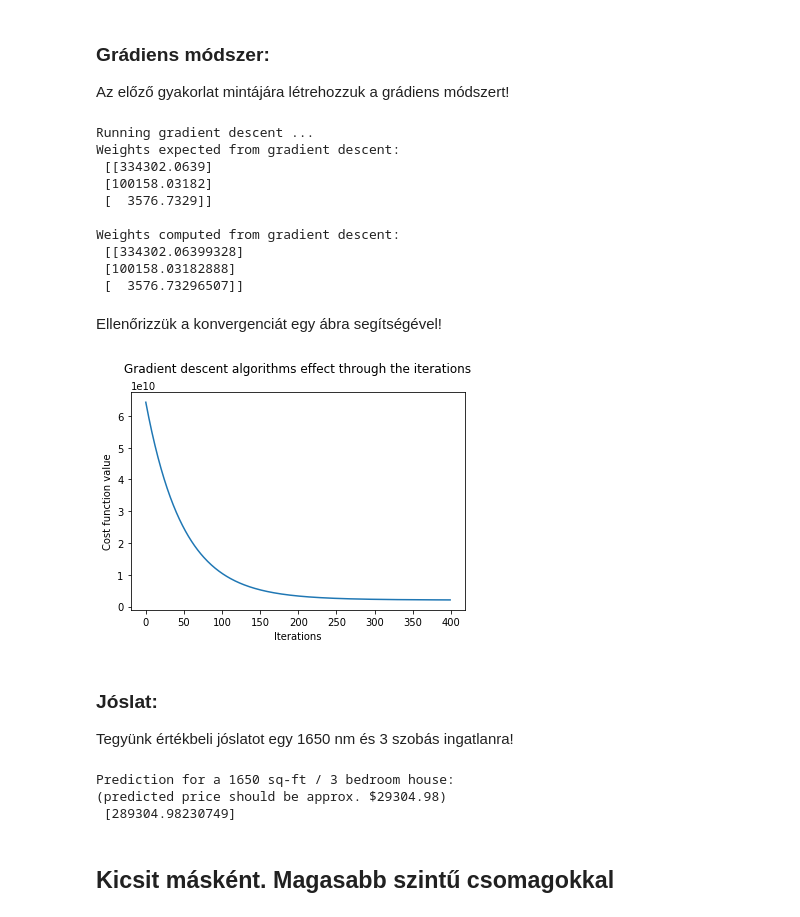
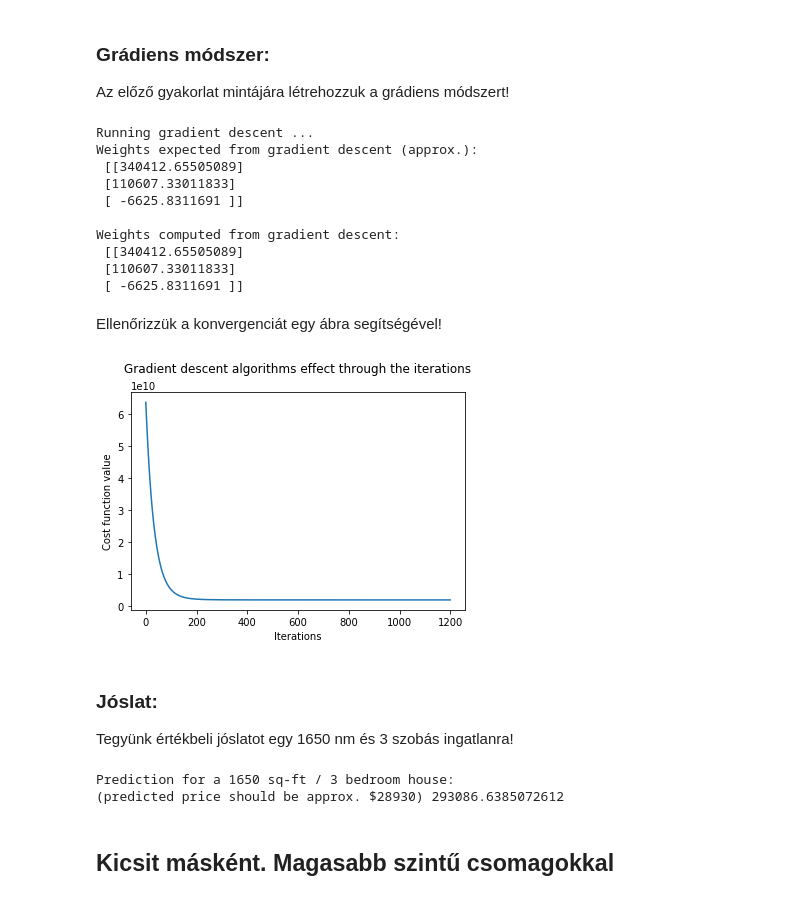
Before and after one commit to Fortuz/MIKRO_lab, a Jupyter notebook: AdaptiveRoboLabor/Jupyter/L01 - LinearRegressionOneVariable/L02 - Multivariable Linear Regression.ipynb, the cells around one changed output. Cells and saved outputs as stored; diff of their text form; code cells hidden in the pictures.

```diff
--- a/AdaptiveRoboLabor/Jupyter/L01 - LinearRegressionOneVariable/L02 - Multivariable Linear Regression.ipynb
+++ b/AdaptiveRoboLabor/Jupyter/L01 - LinearRegressionOneVariable/L02 - Multivariable Linear Regression.ipynb
@@ -48,0 +20,9 @@ Adatok száma 47
+# %%
+data = pd.read_csv('Lab2data.txt',header = None).to_numpy()
+X = data[:,0:2]
+m = X.shape[0]
+Y = data[:,2].reshape(m,1)
+
+print('X:',X.shape)
+print('Y:',Y.shape)
+print('Adatok száma',m)
@@ -59,19 +43,10 @@ Többet az angol wikipédián találhatunk erről [itt](https://en.wikipedia.org
 Hozzuk is létre a normalizáló függvényt!
 # %%
 def featureNormalize(X):
-    X_norm=X.copy()
-    avg = np.zeros((1,np.size(X,1)))
-    sigma = np.zeros((1,np.size(X,1)))
+    avg = np.mean(X,axis =0)
+    sigma = np.std(X,axis = 0, ddof = 1)
+    return (X-avg)/sigma, avg, sigma
 
-    for i in range(np.size(X,1)):
-        avg[0,i] = np.mean(X[:,i],axis=0)
-        sigma[0,i] = np.std(X[:,i],axis=0,ddof=1)   # ddof=1 mert tapasztalati szórás kell
-
-    for i in range(0,np.size(X,1)):
-        for j in range(0,np.size(X,0)):
-            X_norm[j,i] = (X[j,i]-avg[0,i])/sigma[0,i]
-
-    return X_norm, avg, sigma
 
 print('Normalizing X vector ...')
 X_norm,avg,sigma = featureNormalize(X)
@@ -100,51 +75,49 @@ def gradientDescentMulti(X,Y,w,lr,epochs):
     return w, C_history
 
 print('Running gradient descent ...')
-lr = 0.01
-epochs = 400
+lr = 0.015
+epochs = 1200
 w=np.zeros((3,1))
 w,C_history= gradientDescentMulti(X_norm,Y,w,lr,epochs)
-print('''Weights expected from gradient descent:
- [[334302.0639]
- [100158.03182]
- [  3576.7329]]
+print('''Weights expected from gradient descent (approx.):
+ [[340412.65505089]
+ [110607.33011833]
+ [ -6625.8311691 ]]
 ''')
 print('Weights computed from gradient descent:\n', w)
 # %% [output]
 Running gradient descent ...
-Weights expected from gradient descent:
- [[334302.0639]
- [100158.03182]
- [  3576.7329]]
+Weights expected from gradient descent (approx.):
+ [[340412.65505089]
+ [110607.33011833]
+ [ -6625.8311691 ]]
 
 Weights computed from gradient descent:
- [[334302.06399328]
- [100158.03182888]
- [  3576.73296507]]
+ [[340412.65505089]
+ [110607.33011833]
+ [ -6625.8311691 ]]
 # %% [markdown]
 Ellenőrizzük a konvergenciát egy ábra segítségével!
 # %%
-plt.plot(range(0,epochs),C_history)
+plt.plot(C_history)
 plt.title("Gradient descent algorithms effect through the iterations",pad= 20)
 plt.xlabel("Iterations")
 plt.ylabel("Cost function value")
 plt.show()
 # %% [output]
-[figure, old version]
+[figure, new version]
 # %% [markdown]
 ### Jóslat:
 Tegyünk értékbeli jóslatot egy 1650 nm és 3 szobás ingatlanra!
 # %%
 FEET = 1650
 BED = 3
-price = (np.array([1, ((FEET-avg[0,0])/sigma[0,0]), (BED-avg[0,1])/sigma[0,1]]))@w
+price = (np.array([1, ((FEET-avg[0])/sigma[0]), (BED-avg[1])/sigma[1]]))@w
 print('''Prediction for a 1650 sq-ft / 3 bedroom house:
-(predicted price should be approx. $29304.98)
-''',price)
+(predicted price should be approx. $28930)''',float(price))
 # %% [output]
 Prediction for a 1650 sq-ft / 3 bedroom house:
-(predicted price should be approx. $29304.98)
- [289304.98230749]
+(predicted price should be approx. $28930) 293086.6385072612
 # %% [markdown]
 ## Kicsit másként. Magasabb szintű csomagokkal
 # %%
```
Also changed, not shown: parts of 4 cells of this notebook, 3 other files.
